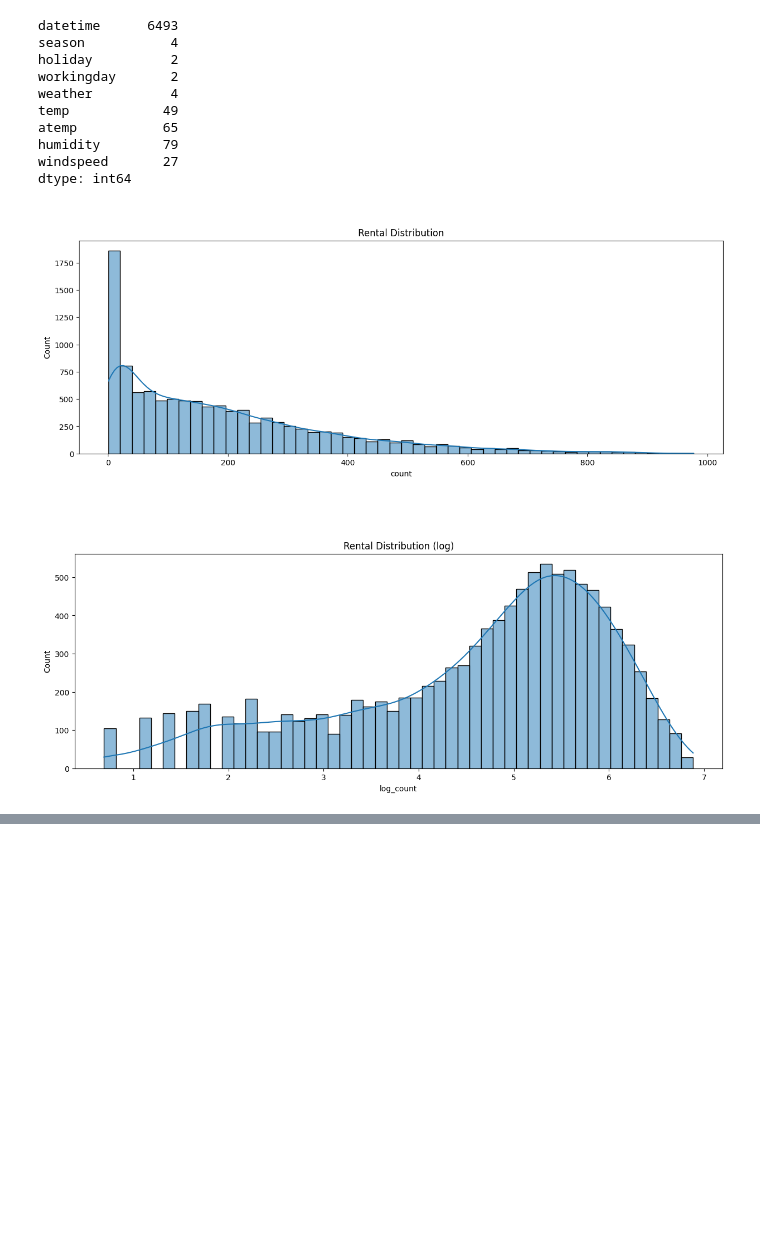
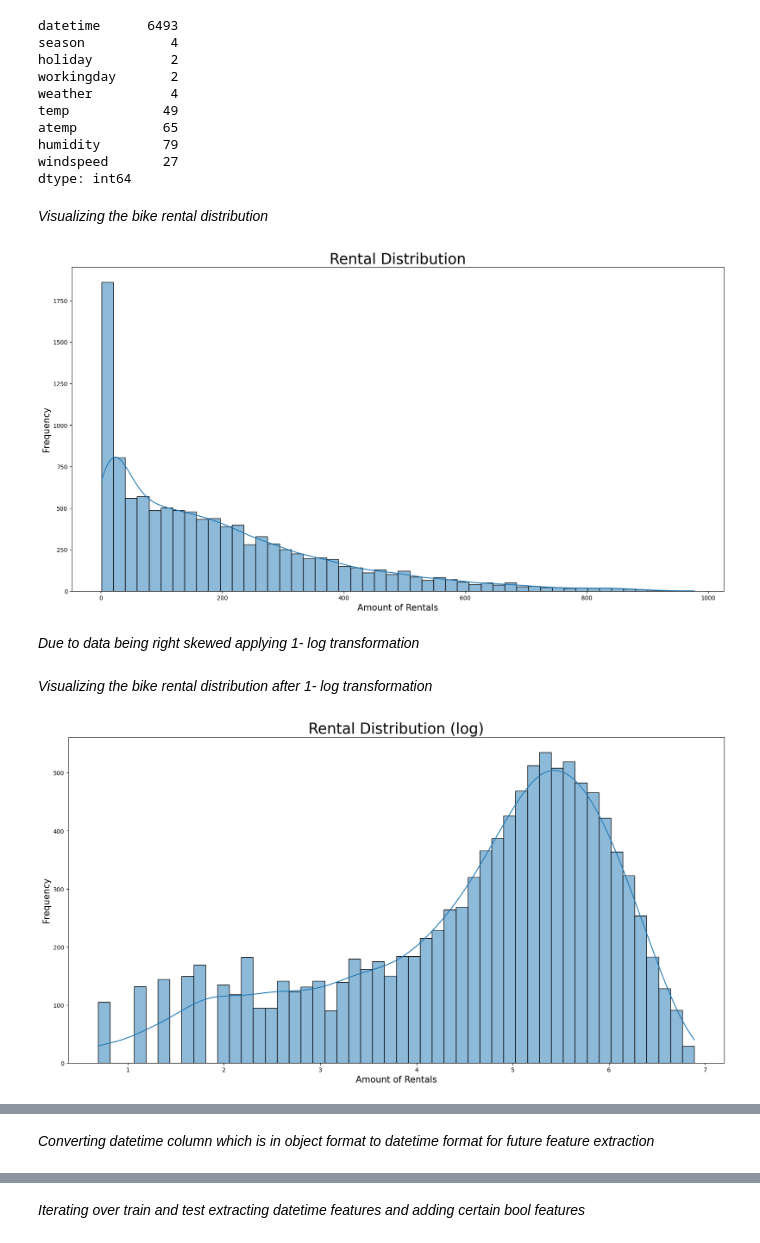
Before and after one commit to EFaridRahimli/bike_sharing_demand, a Jupyter notebook: sharingdemand.ipynb, the cells around one changed output, grey strips where cells are left out. Cells and saved outputs as stored; diff of their text form; code cells hidden in the pictures; blank space fills up the shorter version.

Commit message:
Resubmission of Bike sharing Demand

```diff
--- a/sharingdemand.ipynb
+++ b/sharingdemand.ipynb
@@ -256,35 +328,43 @@ atemp           65
 humidity        79
 windspeed       27
 dtype: int64
-# %% [markdown]
-<!-- *Visualization of Target variable "count" distribution* -->
+# %% [markdown]
+*Visualizing the bike rental distribution*
 # %%
-plt.figure(figsize=(15,5))
+plt.figure(figsize=(20,10))
 sns.histplot(train['count'], bins=50, kde=True)
-plt.title('Rental Distribution')
+plt.title('Rental Distribution', fontsize=25)
+plt.xlabel("Amount of Rentals", fontsize=15)
+plt.ylabel("Frequency", fontsize=15)
 plt.show()
 # %% [output]
-[figure, old version]
+[figure, new version]
-# %% [markdown]
-<!-- *Data is highly skewed towards 0 log transformation will help* -->
+# %% [markdown]
+*Due to data being right skewed applying 1- log transformation*
 # %%
 train['log_count'] = np.log1p(train['count'])
-# %% [markdown]
-<!-- *Distribution after log application to the target variable* -->
+# %% [markdown]
+*Visualizing the bike rental distribution after 1- log transformation*
 # %%
-plt.figure(figsize=(15,5))
+plt.figure(figsize=(20,10))
 sns.histplot(train['log_count'], bins=50, kde=True)
-plt.title('Rental Distribution (log)')
+plt.title('Rental Distribution (log)', fontsize=25)
+plt.xlabel("Amount of Rentals", fontsize=15)
+plt.ylabel("Frequency", fontsize=15)
 plt.show()
 # %% [output]
-[figure, old version]
+[figure, new version]
 # %% [markdown]
 <!-- *Converting the datetime column to datetime object* -->
+# %% [markdown]
+*Converting datetime column which is in object format to datetime format for future feature extraction*
 # %%
 train['datetime'] = pd.to_datetime(train['datetime'])
 test['datetime'] = pd.to_datetime(test['datetime'])
 # %% [markdown]
 <!-- *Extracting additional features from datetime* -->
+# %% [markdown]
+*Iterating over train and test extracting datetime features and adding certain bool features*
 # %%
 for i in [train, test]:
 	i['hour'] = i['datetime'].dt.hour
```
Also changed, not shown: parts of 68 cells of this notebook, 5 other files.
